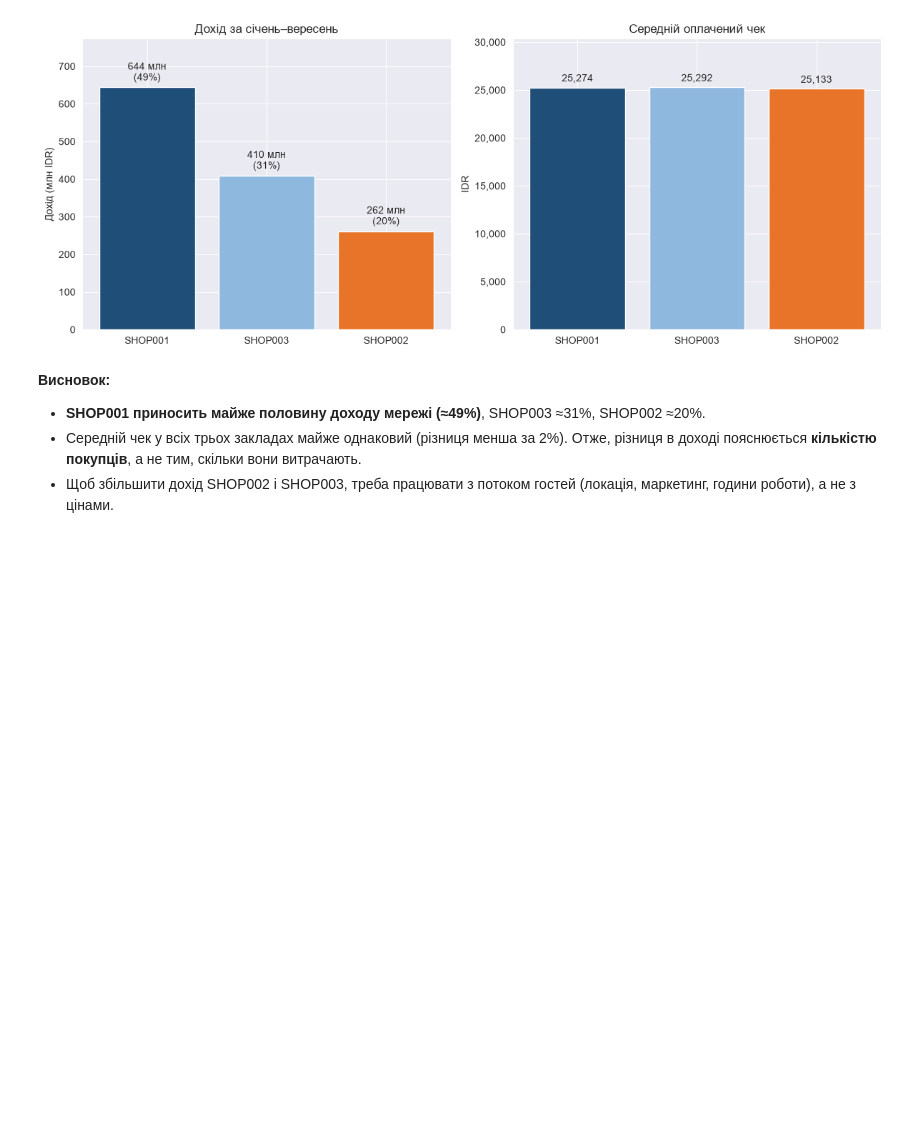
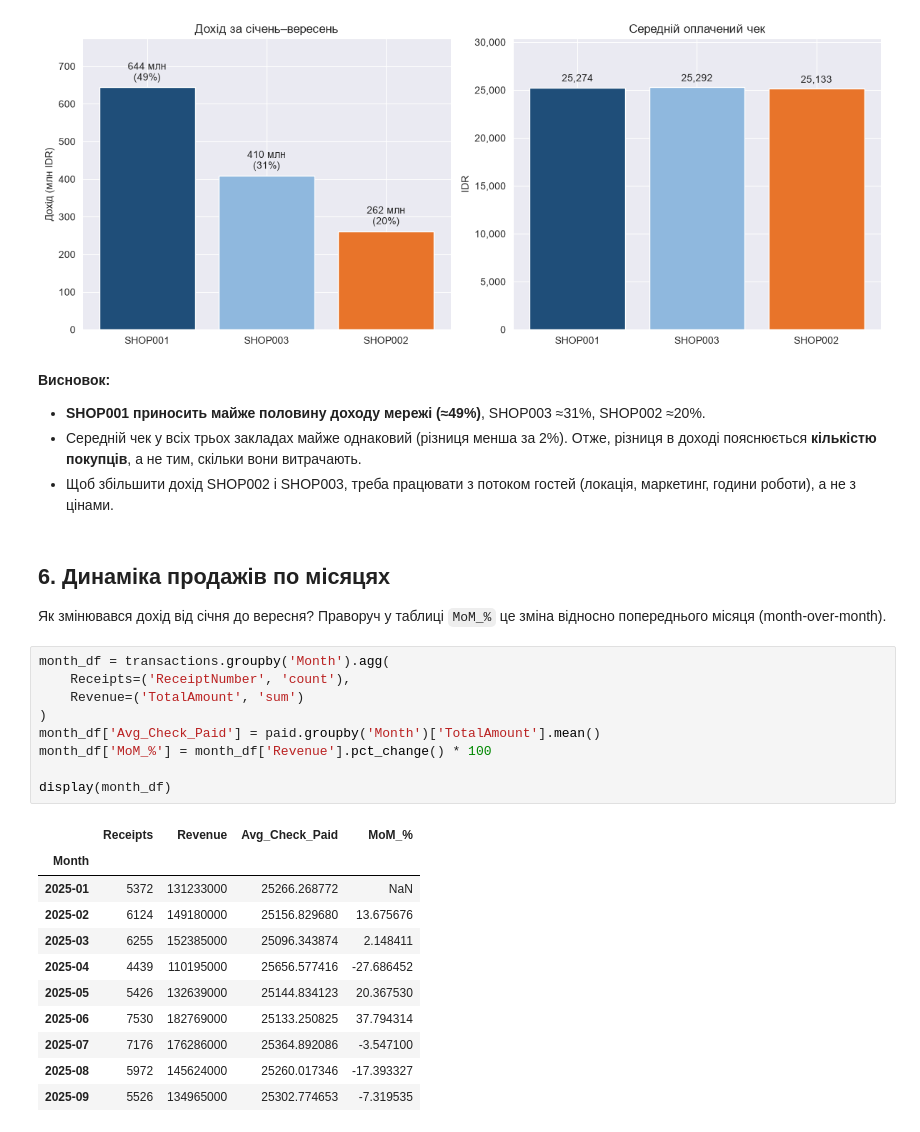
Before and after one commit to Chuchman-Dima/FB-Sales-Revenue-Analytics, a Jupyter notebook: notebook/notebook.ipynb, the cells around one changed output. Saved outputs shown, nothing was run; the diff lists cells and outputs as text; blank space fills up the shorter version.

```diff
--- a/notebook/notebook.ipynb
+++ b/notebook/notebook.ipynb
@@ -243,3 +243,27 @@ plt.show()
 - **SHOP001 приносить майже половину доходу мережі (≈49%)**, SHOP003 ≈31%, SHOP002 ≈20%.
 - Середній чек у всіх трьох закладах майже однаковий (різниця менша за 2%). Отже, різниця в доході пояснюється **кількістю покупців**, а не тим, скільки вони витрачають.
 - Щоб збільшити дохід SHOP002 і SHOP003, треба працювати з потоком гостей (локація, маркетинг, години роботи), а не з цінами.
+# %% [markdown]
+## 6. Динаміка продажів по місяцях
+Як змінювався дохід від січня до вересня? Праворуч у таблиці `MoM_%` це зміна відносно попереднього місяця (month-over-month).
+# %%
+month_df = transactions.groupby('Month').agg(
+    Receipts=('ReceiptNumber', 'count'),
+    Revenue=('TotalAmount', 'sum')
+)
+month_df['Avg_Check_Paid'] = paid.groupby('Month')['TotalAmount'].mean()
+month_df['MoM_%'] = month_df['Revenue'].pct_change() * 100
+
+display(month_df)
+# %% [output]
+|  | Receipts | Revenue | Avg_Check_Paid | MoM_% |
+| Month |  |  |  |  |
+| 2025-01 | 5372 | 131233000 | 25266.268772 | NaN |
+| 2025-02 | 6124 | 149180000 | 25156.829680 | 13.675676 |
+| 2025-03 | 6255 | 152385000 | 25096.343874 | 2.148411 |
+| 2025-04 | 4439 | 110195000 | 25656.577416 | -27.686452 |
+| 2025-05 | 5426 | 132639000 | 25144.834123 | 20.367530 |
+| 2025-06 | 7530 | 182769000 | 25133.250825 | 37.794314 |
+| 2025-07 | 7176 | 176286000 | 25364.892086 | -3.547100 |
+| 2025-08 | 5972 | 145624000 | 25260.017346 | -17.393327 |
+| 2025-09 | 5526 | 134965000 | 25302.774653 | -7.319535 |
```
Also changed, not shown: parts of 5 cells of this notebook.
